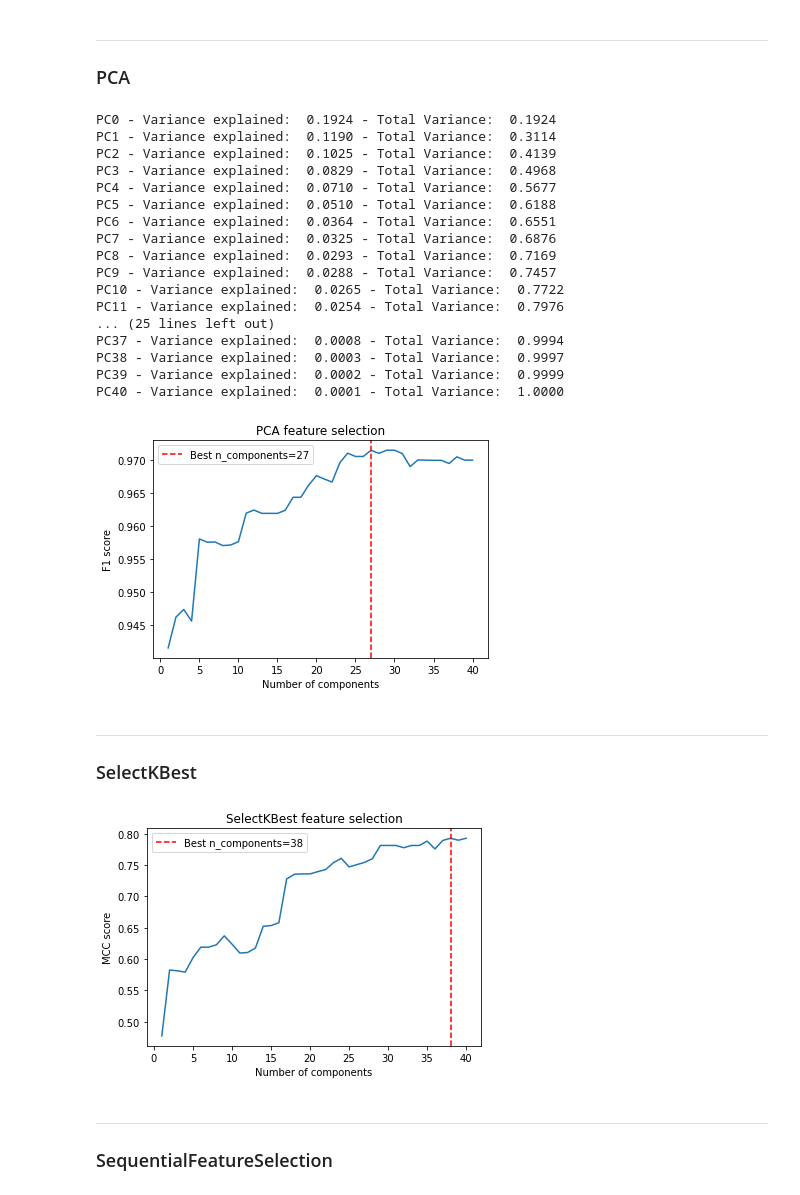
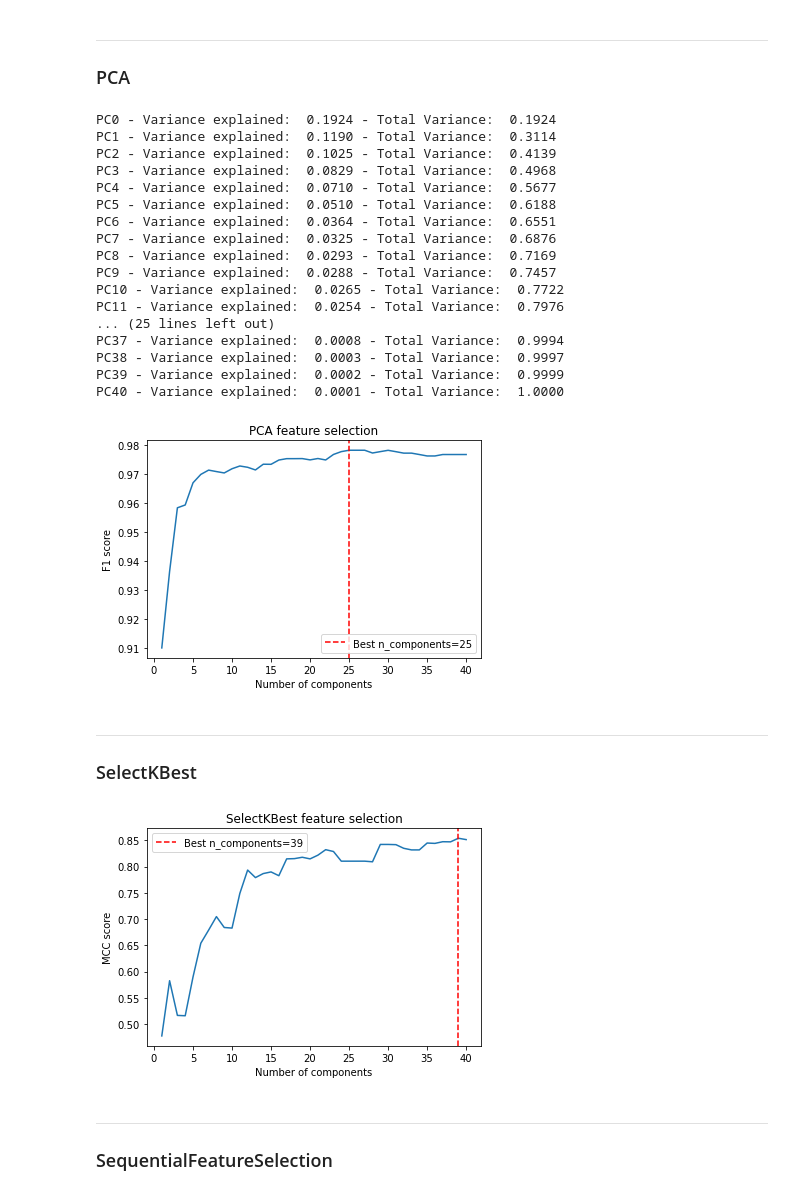
Before and after one commit to CosminTr/ClassificationModelEC, a Jupyter notebook: ProjetoEC.ipynb, the cells around one changed output. Cells and saved outputs as stored; diff of their text form; code cells hidden in the pictures.

```diff
--- a/ProjetoEC.ipynb
+++ b/ProjetoEC.ipynb
@@ -269,8 +269,8 @@ for i, ve in enumerate(pca.explained_variance_ratio_):
 # Define the range of number of components to test
 n_components_range = range(1, 41)
 
-# Evaluate the models using logistic regression with F1 score
-lr = LogisticRegression(random_state=42)
+# Evaluate the models using KNeighbors Classifier
+KNCf = KNeighborsClassifier(n_neighbors=3, weights="distance")
 f1_scores = []
 for n_components in n_components_range:
     # Feature selection using PCA
@@ -279,8 +279,8 @@ for n_components in n_components_range:
     X_train_pca = pca.transform(X_train_scaled)
     X_test_pca = pca.transform(X_test_scaled)
 
-    lr.fit(X_train_pca, y_train)
-    y_pred = lr.predict(X_test_pca)
+    KNCf.fit(X_train_pca, y_train)
+    y_pred = KNCf.predict(X_test_pca)
     f1 = f1_score(y_test, y_pred)
     f1_scores.append(f1)
 
@@ -296,34 +296,34 @@ plt.axvline(best_n_components, linestyle='--', color='r', label=f'Best n_compone
 plt.legend()
 plt.show()
 
 
 # Feature selection using PCA with optimal value of components
 pca = PCA(n_components=n_components)
 pca.fit(X_train_scaled)
 X_train_pca = pca.transform(X_train_scaled)
 X_test_pca = pca.transform(X_test_scaled)
 
 # Number of features to select
 n_best = best_n_components
 # %% [output]
 PC0 - Variance explained:  0.1924 - Total Variance:  0.1924
 PC1 - Variance explained:  0.1190 - Total Variance:  0.3114
 PC2 - Variance explained:  0.1025 - Total Variance:  0.4139
 PC3 - Variance explained:  0.0829 - Total Variance:  0.4968
 PC4 - Variance explained:  0.0710 - Total Variance:  0.5677
 PC5 - Variance explained:  0.0510 - Total Variance:  0.6188
 PC6 - Variance explained:  0.0364 - Total Variance:  0.6551
 PC7 - Variance explained:  0.0325 - Total Variance:  0.6876
 PC8 - Variance explained:  0.0293 - Total Variance:  0.7169
 PC9 - Variance explained:  0.0288 - Total Variance:  0.7457
 PC10 - Variance explained:  0.0265 - Total Variance:  0.7722
 PC11 - Variance explained:  0.0254 - Total Variance:  0.7976
 ... (25 lines left out)
 PC37 - Variance explained:  0.0008 - Total Variance:  0.9994
 PC38 - Variance explained:  0.0003 - Total Variance:  0.9997
 PC39 - Variance explained:  0.0002 - Total Variance:  0.9999
 PC40 - Variance explained:  0.0001 - Total Variance:  1.0000
-[figure, old version]
+[figure, new version]
 # %% [markdown]
 ***
 ### SelectKBest
@@ -333,8 +333,8 @@ PC40 - Variance explained:  0.0001 - Total Variance:  1.0000
 # Define the range of number of components to test
 n_components_range = range(1, 41)
 
-# Evaluate the models using logistic regression with F1 score
-lr = LogisticRegression(random_state=42)
+# Evaluate the models using Kneighbors Classifier
+KNCf = KNeighborsClassifier(n_neighbors=3, weights="distance")
 mcc_scores = []
 for n_components in n_components_range:
     # Feature selection using PCA
@@ -343,8 +343,8 @@ for n_components in n_components_range:
     X_train_kbest = kbest.transform(X_train_scaled)
     X_test_kbest = kbest.transform(X_test_scaled)
 
-    lr.fit(X_train_kbest, y_train)
-    y_pred = lr.predict(X_test_kbest)
+    KNCf.fit(X_train_kbest, y_train)
+    y_pred = KNCf.predict(X_test_kbest)
     mcc = matthews_corrcoef(y_test, y_pred)
     mcc_scores.append(mcc)
 
@@ -365,7 +365,7 @@ kbest.fit(X_train_scaled, y_train)
 X_train_kbest = kbest.transform(X_train_scaled)
 X_test_kbest = kbest.transform(X_test_scaled)
 # %% [output]
-[figure, old version]
+[figure, new version]
 # %% [markdown]
 ***
 ### SequentialFeatureSelection
```
Also changed, not shown: parts of 10 cells of this notebook.
